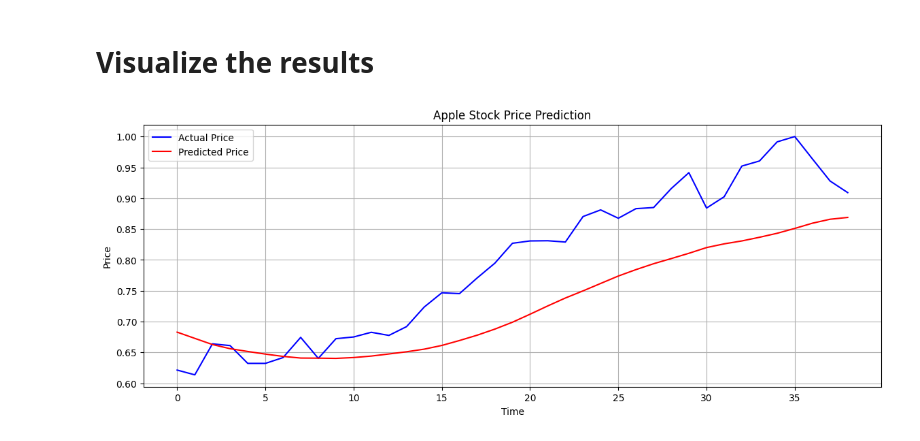
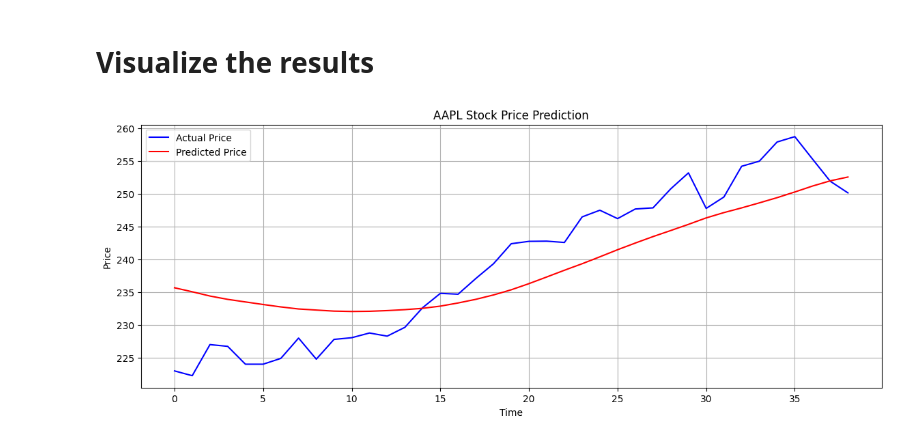
Before and after one commit to BVek4777/FUTURE_ML_02, a Jupyter notebook: stock_price_prediction.ipynb, the cells around one changed output. Drawn from its saved outputs; the diff is of its cells as text; code cells hidden in the pictures.

Commit message:
Added new layers to LSTM to improve prediction

```diff
--- a/stock_price_prediction.ipynb
+++ b/stock_price_prediction.ipynb
@@ -106,8 +103,8 @@ def create_sequence(data, time_step):
     return np.array(X), np.array(Y)
 #consider time_step to be 60
 time_step=60
-X,Y=create_sequence(data['Close'].values,time_step)
-X=X.reshape(X.shape[0],X.shape[1],1)    #reshape the data to 3D array (samples, time steps, features)
+X,Y=create_sequence(scaled_data,time_step)
+# X=X.reshape(X.shape[0],X.shape[1],1)   #not required as X is already 3D(samples, time steps, features)
 # %%
 X.shape
 # %% [output]
@@ -120,5 +117,10 @@ Y.shape
 # Train test split
 # %%
 X_train,X_test,Y_train,Y_test=train_test_split(X,Y,test_size=0.2,random_state=42,shuffle=False)
-X_train.shape
+'''Alternatively, you can use the following code to split the data into training and testing sets without shuffling:
+split = int(0.8 * len(X))
+X_train, X_test = X[:split], X[split:]
+y_train, y_test = y[:split], y[split:]
+
+This will ensure that the training and testing sets are sequential and not shuffled.'''
 # %% [output]
@@ -143,0 +158,4 @@ model.compile(
+# %%
+# 4. Callbacks
+early_stop = EarlyStopping(monitor='val_loss', patience=10, restore_best_weights=True)
+reduce_lr = ReduceLROnPlateau(monitor='val_loss', patience=5, factor=0.5, verbose=1)
@@ -144,4 +164,10 @@ model.compile(
 # %%
-model.fit(X_train,Y_train,epochs=50,validation_data=(X_test,Y_test),batch_size=32,verbose=2)
+model.fit(X_train,
+          Y_train,
+          epochs=50,
+          validation_data=(X_test,Y_test),
+          batch_size=32,
+          callbacks=[early_stop, reduce_lr],
+          verbose=2)
 # %% [output]
 Epoch 1/50
@@ -206,12 +230,12 @@ Mean Squared Error: 0.0074
 # %%
 plt.figure(figsize=(14,5))
 plt.plot(actual_data, label='Actual Price', color='blue')
 plt.plot(predicted_data, label='Predicted Price', color='red')
-plt.title('Apple Stock Price Prediction')
+plt.title(f'{ticker} Stock Price Prediction')
 plt.xlabel('Time')
 plt.ylabel('Price')
 plt.legend()
 plt.grid()
 plt.show()
 # %% [output]
-[figure, old version]
+[figure, new version]
```
Also changed, not shown: parts of 17 cells of this notebook.
